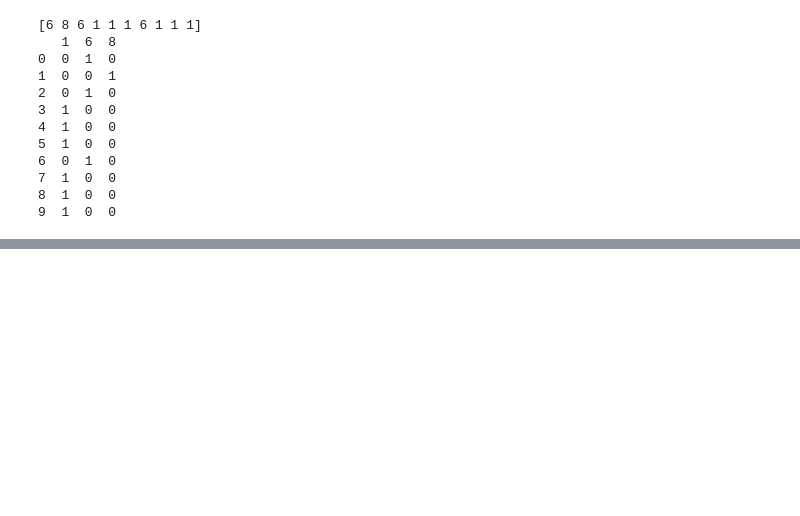
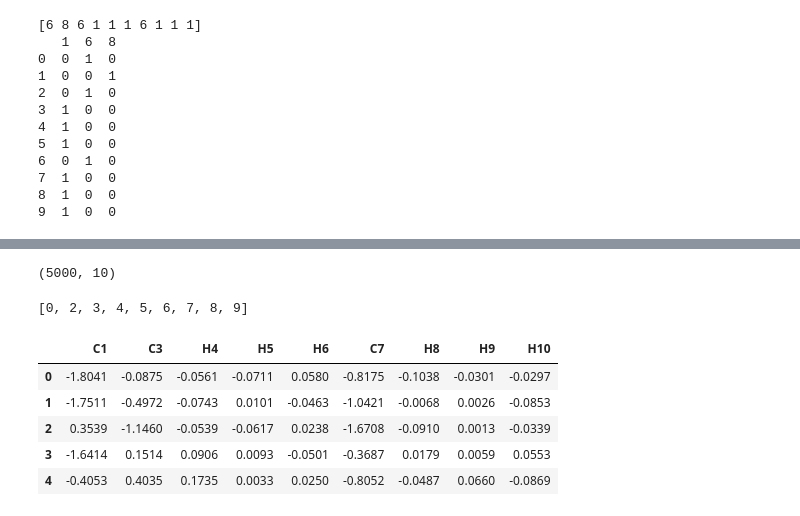
Before and after one commit to mister-bailey/solvent, a Jupyter notebook: training/acetone eugene.ipynb, the cells around one changed output, grey strips where cells are left out. Drawn from its saved outputs; the diff is of its cells as text; code cells hidden in the pictures; blank space fills up the shorter version.

Commit message:
basic model working

```diff
--- a/training/acetone eugene.ipynb
+++ b/training/acetone eugene.ipynb
@@ -196,6 +217,6 @@ n_batches = int(train_size / batch_size)
 # %%
 model.to(device)
-
+n_batches = int(train_size / batch_size)
 for i in range(max_iter):
     start_time = time.time()
     loss_cum = torch.tensor(0.)
@@ -204,20 +225,9 @@ for i in range(max_iter):
         data = tg.data.Batch.from_data_list(data)
         data.to(device)
         output = model(data.x, data.edge_index, data.edge_attr, n_norm=n_norm)
-        '''
-        print()
-        pprint(vars(data))
-        print()
-        print(output)
-        print("---------")
-        '''
-        index = data.relevant_atom_index
-        predictions = output[index]
-        observations = data.y[index]
-        loss = (predictions-observations).square().mean()
-        print(loss)
+        loss = loss_function(output, data)
         loss_cum += loss
-        model.zero_grad()
+        opt.zero_grad()
         loss.backward()
         opt.step()
     end_time = time.time()
@@ -250,0 +280,29 @@ KeyboardInterrupt:
+# %%
+def undo_scaling(v):
+    #return v * stdevs + means
+    return v * widths + isotropic_shieldings
+unscaled_predictions = undo_scaling(predictions)
+unscaled_observations = undo_scaling(observations)
+residuals = unscaled_predictions - unscaled_observations
+print(np.shape(residuals))
+# %% [output]
+(5000, 10)
+# %%
+relevant_atomic_numbers = [1, 6]
+relevant_atom_index = [i for i, atom_number in enumerate(atomic_numbers)
+                               if atom_number in relevant_atomic_numbers]
+print(relevant_atom_index)
+# %% [output]
+[0, 2, 3, 4, 5, 6, 7, 8, 9]
+# %%
+pd.set_option('precision',4)
+df = pd.DataFrame(residuals, columns = [ f"{j}{i+1}" for i,j in enumerate(atomic_symbols) ] )
+df = df.iloc[:,relevant_atom_index].copy()
+display(df.head())
+# %% [output]
+|  | C1 | C3 | H4 | H5 | H6 | C7 | H8 | H9 | H10 |
+| 0 | -1.8041 | -0.0875 | -0.0561 | -0.0711 | 0.0580 | -0.8175 | -0.1038 | -0.0301 | -0.0297 |
+| 1 | -1.7511 | -0.4972 | -0.0743 | 0.0101 | -0.0463 | -1.0421 | -0.0068 | 0.0026 | -0.0853 |
+| 2 | 0.3539 | -1.1460 | -0.0539 | -0.0617 | 0.0238 | -1.6708 | -0.0910 | 0.0013 | -0.0339 |
+| 3 | -1.6414 | 0.1514 | 0.0906 | 0.0093 | -0.0501 | -0.3687 | 0.0179 | 0.0059 | 0.0553 |
+| 4 | -0.4053 | 0.4035 | 0.1735 | 0.0033 | 0.0250 | -0.8052 | -0.0487 | 0.0660 | -0.0869 |
```
Also changed, not shown: parts of 15 cells of this notebook, 1 other file.
